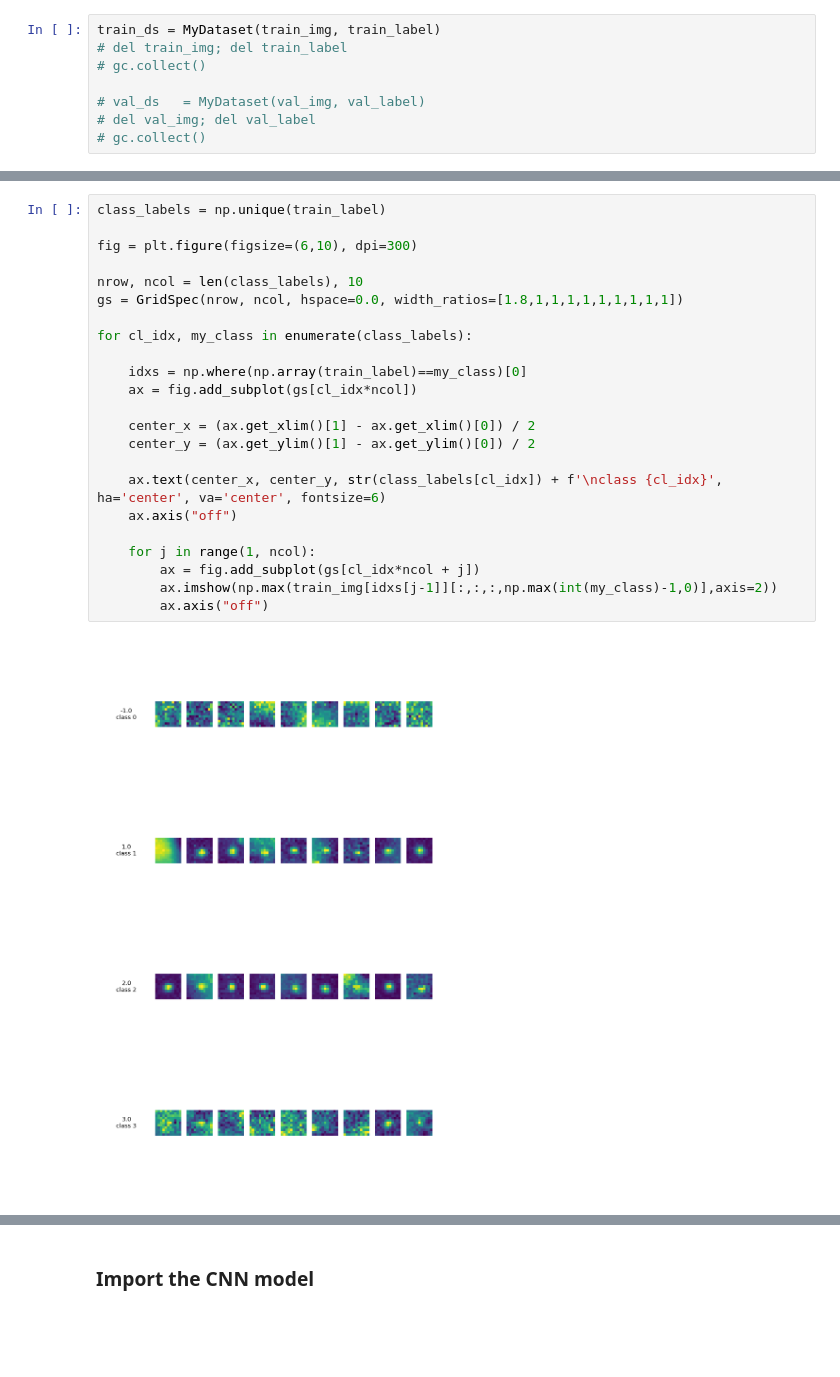
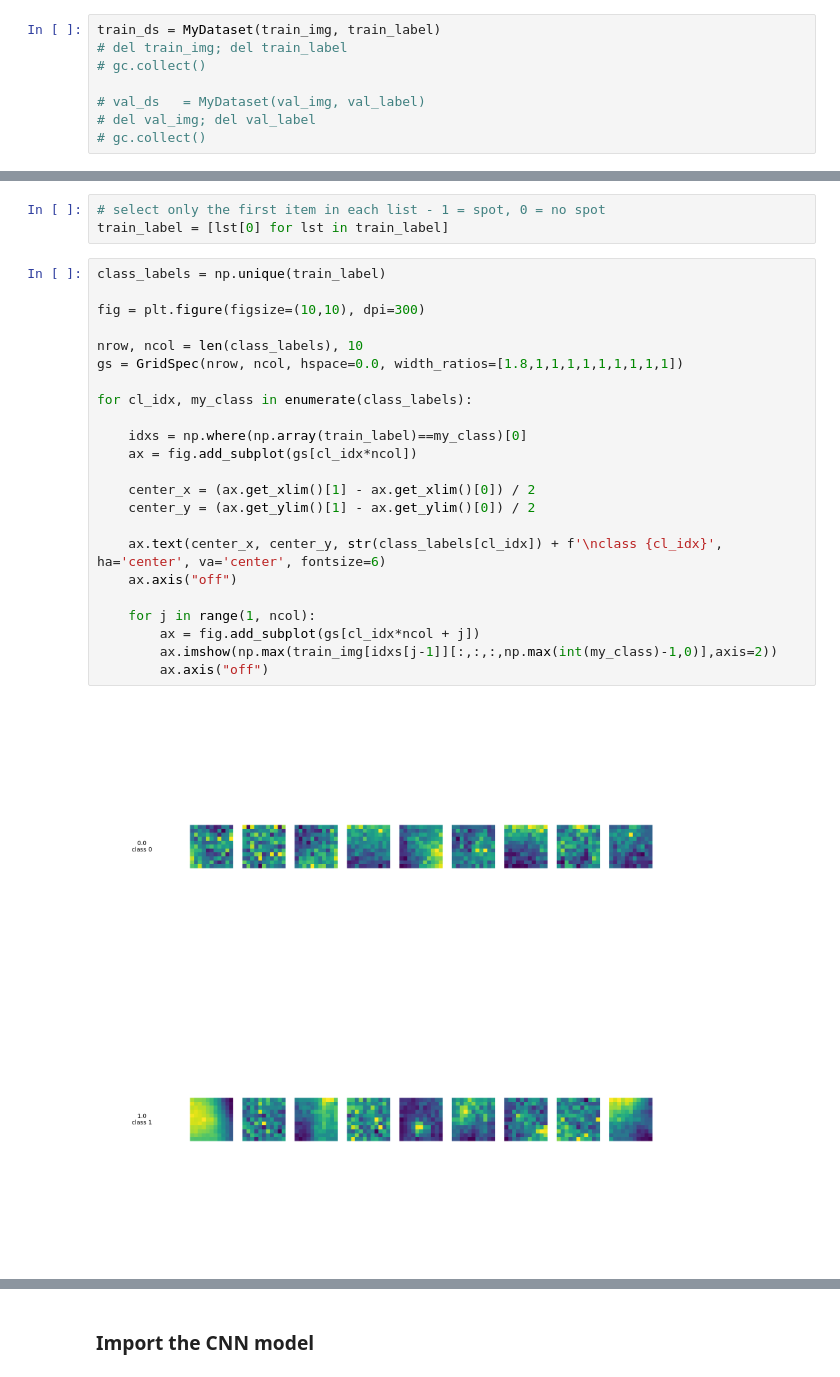
Before and after one commit to LiorAvrahami/smfish_spot_detection, a Jupyter notebook: neural_network/spot_classifier.ipynb, the cells around one changed output, grey strips where cells are left out. Cells and saved outputs as stored; diff of their text form; blank space fills up the shorter version.

```diff
--- a/neural_network/spot_classifier.ipynb
+++ b/neural_network/spot_classifier.ipynb
@@ -85,25 +92,28 @@ train_ds = MyDataset(train_img, train_label)
+# %%
+# select only the first item in each list - 1 = spot, 0 = no spot
+train_label = [lst[0] for lst in train_label]
 # %%
 class_labels = np.unique(train_label)
 
-fig = plt.figure(figsize=(6,10), dpi=300)
+fig = plt.figure(figsize=(10,10), dpi=300)
 
 nrow, ncol = len(class_labels), 10
 gs = GridSpec(nrow, ncol, hspace=0.0, width_ratios=[1.8,1,1,1,1,1,1,1,1,1])
 
 for cl_idx, my_class in enumerate(class_labels):
 
     idxs = np.where(np.array(train_label)==my_class)[0]
     ax = fig.add_subplot(gs[cl_idx*ncol])
 
     center_x = (ax.get_xlim()[1] - ax.get_xlim()[0]) / 2
     center_y = (ax.get_ylim()[1] - ax.get_ylim()[0]) / 2
 
     ax.text(center_x, center_y, str(class_labels[cl_idx]) + f'\nclass {cl_idx}', ha='center', va='center', fontsize=6)
     ax.axis("off")
 
     for j in range(1, ncol):
         ax = fig.add_subplot(gs[cl_idx*ncol + j])
         ax.imshow(np.max(train_img[idxs[j-1]][:,:,:,np.max(int(my_class)-1,0)],axis=2))
         ax.axis("off")
 # %% [output]
-[figure, old version]
+[figure, new version]
```
Also changed, not shown: parts of 12 cells of this notebook, 2 other files.
